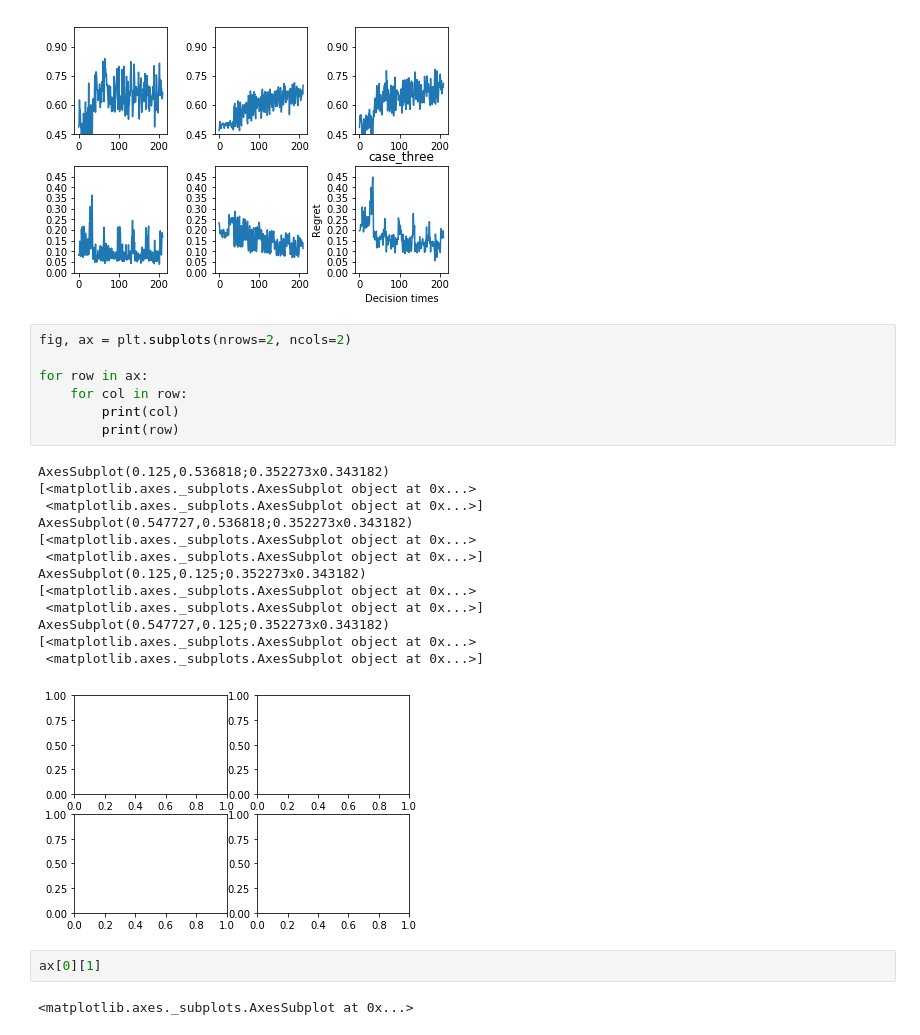
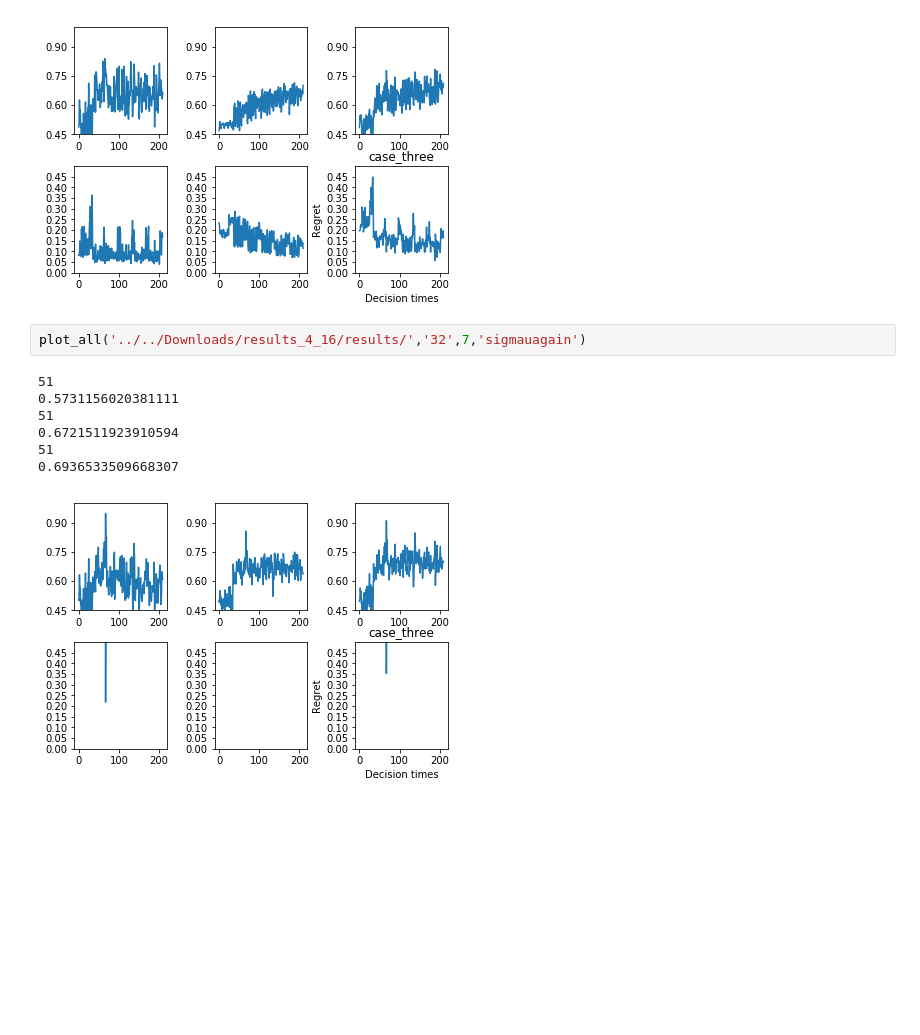
Before and after one commit to StatisticalReinforcementLearningLab/pooling_rl, a Jupyter notebook: evaluation/plot_all.ipynb, the cells around one changed output. Drawn from its saved outputs; the diff is of its cells as text; blank space fills up the shorter version.

```diff
--- a/evaluation/plot_all.ipynb
+++ b/evaluation/plot_all.ipynb
@@ -127,28 +127,13 @@ plot_all('../../Downloads/pooling_results/personalized/','32',7,'todpreloccoe')
 50
 0.6746999270958898
 [figure]
-# %%
-fig, ax = plt.subplots(nrows=2, ncols=2)
-
-for row in ax:
-    for col in row:
-        print(col)
-        print(row)
-# %% [output]
-AxesSubplot(0.125,0.536818;0.352273x0.343182)
-[<matplotlib.axes._subplots.AxesSubplot object at 0x...>
- <matplotlib.axes._subplots.AxesSubplot object at 0x...>]
-AxesSubplot(0.547727,0.536818;0.352273x0.343182)
-[<matplotlib.axes._subplots.AxesSubplot object at 0x...>
- <matplotlib.axes._subplots.AxesSubplot object at 0x...>]
-AxesSubplot(0.125,0.125;0.352273x0.343182)
-[<matplotlib.axes._subplots.AxesSubplot object at 0x...>
- <matplotlib.axes._subplots.AxesSubplot object at 0x...>]
-AxesSubplot(0.547727,0.125;0.352273x0.343182)
-[<matplotlib.axes._subplots.AxesSubplot object at 0x...>
- <matplotlib.axes._subplots.AxesSubplot object at 0x...>]
-[figure, removed]
-# %%
-ax[0][1]
-# %% [output]
-<matplotlib.axes._subplots.AxesSubplot at 0x...>
+# %%
+plot_all('../../Downloads/results_4_16/results/','32',7,'sigmauagain')
+# %% [output]
+51
+0.5731156020381111
+51
+0.6721511923910594
+51
+0.6936533509668307
+[figure, added]
```
Also changed, not shown: parts of 4 cells of this notebook, 1 other file.
